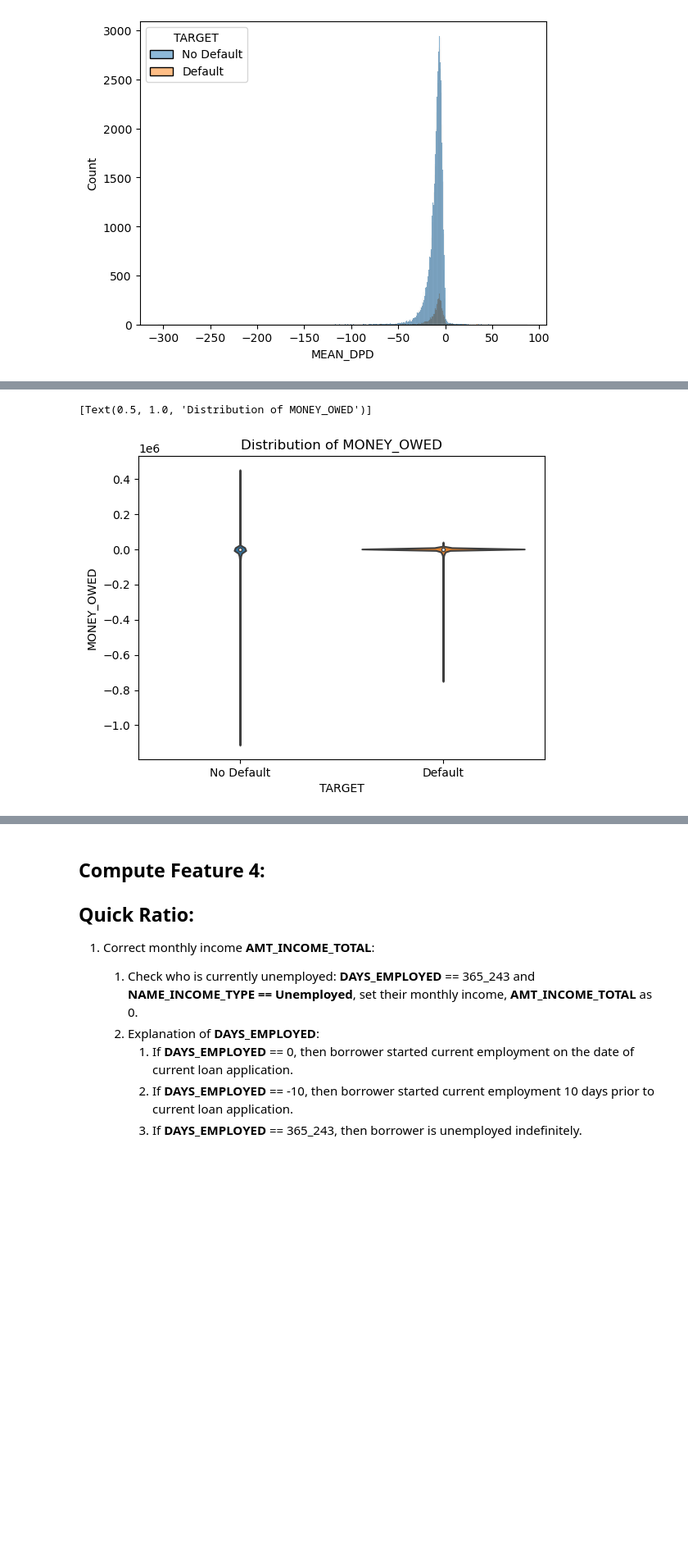
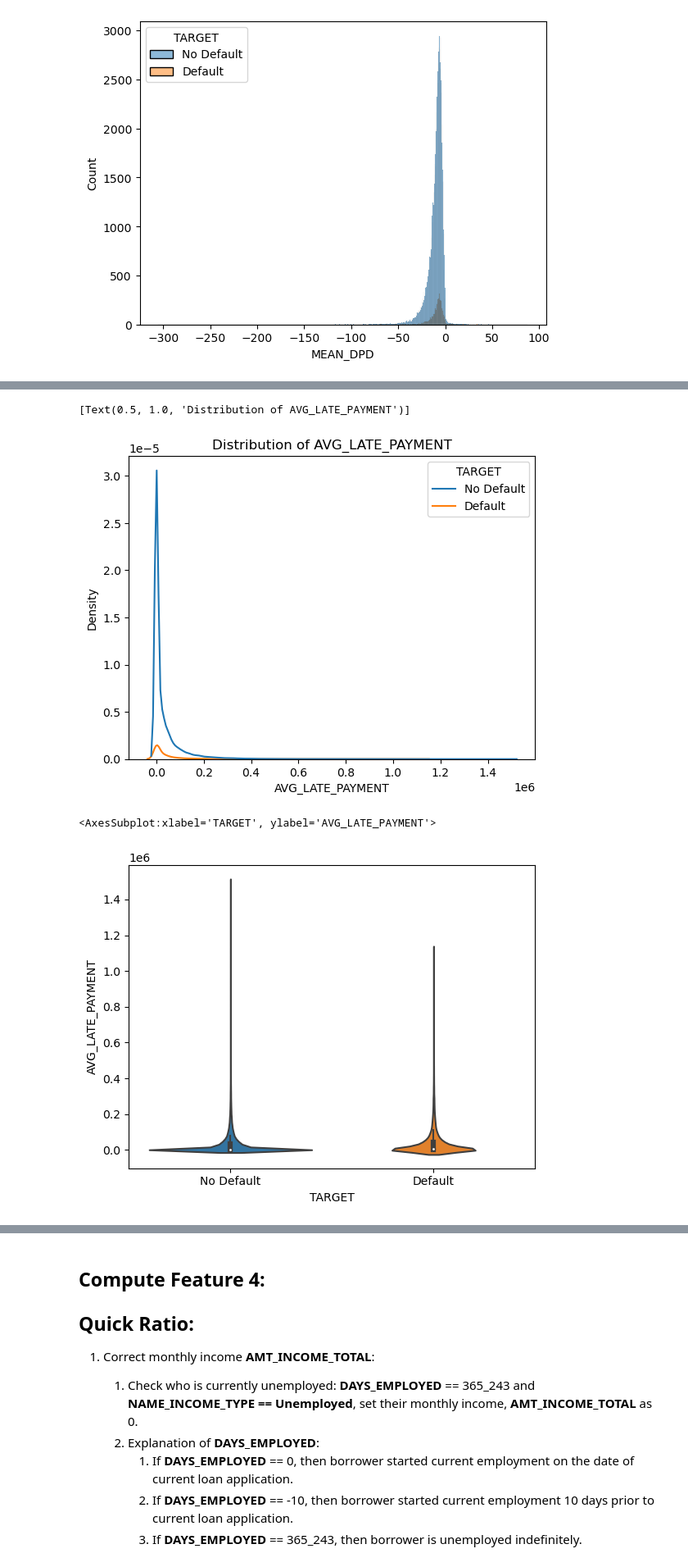
Before and after one commit to HoWeiChin/GA_Capstone, a Jupyter notebook: extracting-instalment-payment-features.ipynb, the cells around one changed output, grey strips where cells are left out. Shown: that part at 82% size. Cells and saved outputs as stored; diff of their text form; code cells hidden in the pictures; blank space fills up the shorter version.

```diff
--- a/extracting-instalment-payment-features.ipynb
+++ b/extracting-instalment-payment-features.ipynb
@@ -267,8 +243,13 @@ viz_money_owed_df = money_owed_feature.merge(target_df, how='inner', on=['SK_ID_
 # %%
-sns.violinplot(
-    data=viz_money_owed_df, x="TARGET", y="MONEY_OWED")\
-    .set(title='Distribution of MONEY_OWED')
+sns.kdeplot(
+    data=viz_pmt_late_df, x="AVG_LATE_PAYMENT", hue='TARGET')\
+    .set(title='Distribution of AVG_LATE_PAYMENT')
 # %% [output]
-[Text(0.5, 1.0, 'Distribution of MONEY_OWED')]
+[Text(0.5, 1.0, 'Distribution of AVG_LATE_PAYMENT')]
-[figure, old version]
+[figure, new version]
+# %%
+sns.violinplot(data=viz_pmt_late_df, x="TARGET", y='AVG_LATE_PAYMENT')
+# %% [output]
+<AxesSubplot:xlabel='TARGET', ylabel='AVG_LATE_PAYMENT'>
+[figure, added]
 # %%
```
Also changed, not shown: parts of 43 cells of this notebook.
